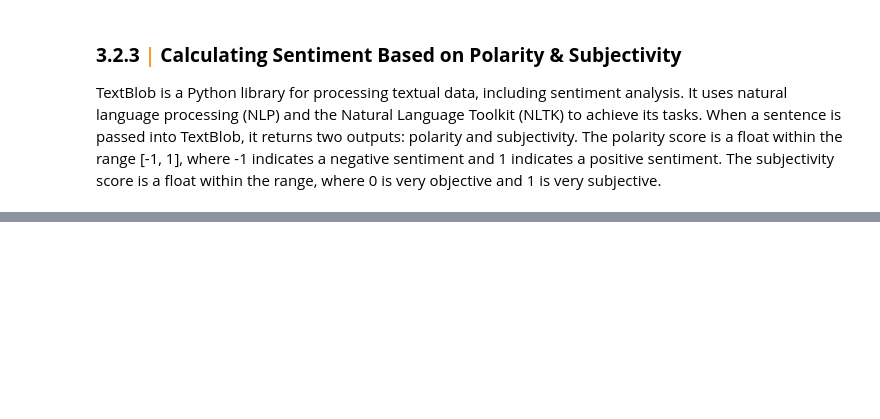
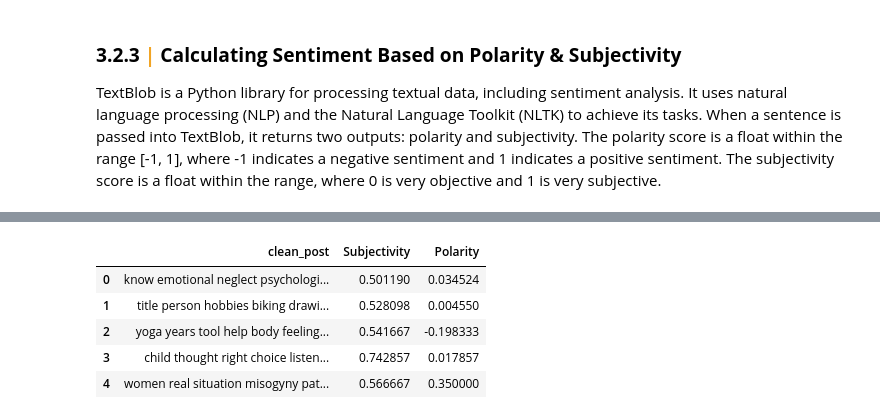
Before and after one commit to alexmuturi/Mental-Health-Chatbot, a Jupyter notebook: notebooks/1. data_pre_processing.ipynb, the cells around one changed output, grey strips where cells are left out. Saved outputs shown, nothing was run; the diff lists cells and outputs as text; code cells hidden in the pictures; blank space fills up the shorter version.

```diff
--- a/notebooks/1. data_pre_processing.ipynb
+++ b/notebooks/1. data_pre_processing.ipynb
@@ -498,6 +527,6 @@ df['clean_tweet'].apply(lambda x: nt.TextExtractor(x).extract_stopwords())
 # %%
 # Remove the stop words
 
-df['clean_tweet'] = df['clean_tweet'].apply(nfx.remove_stopwords)
+df['clean_post'] = df['clean_post'].apply(nfx.remove_stopwords)
 
-df[['tweet', 'clean_tweet']].head()
+df[['reddit_post', 'clean_post']].head()
@@ -567,20 +670,27 @@ TextBlob is a Python library for processing textual data, including sentiment an
 # %%
 from textblob import TextBlob
 
 # Create a function to get the subjectivity
 def getSubjectivity(text):
   return TextBlob(text).sentiment.subjectivity
 
 # Create a function to get the polarity
 def getPolarity(text):
   return TextBlob(text).sentiment.polarity
 
 # Create two new columns 'Subjectivity' & 'Polarity'
-df['Subjectivity'] = df['clean_tweet'].apply(getSubjectivity)
-df['Polarity'] = df['clean_tweet'].apply(getPolarity)
+df['Subjectivity'] = df['clean_post'].apply(getSubjectivity)
+df['Polarity'] = df['clean_post'].apply(getPolarity)
 
 # Show the new dataframe with columns 'Subjectivity' & 'Polarity'
-df[['clean_tweet','Subjectivity','Polarity']].head()
+df[['clean_post','Subjectivity','Polarity']].head()
+# %% [output]
+|  | clean_post | Subjectivity | Polarity |
+| 0 | know emotional neglect psychologi... | 0.501190 | 0.034524 |
+| 1 | title person hobbies biking drawi... | 0.528098 | 0.004550 |
+| 2 | yoga years tool help body feeling... | 0.541667 | -0.198333 |
+| 3 | child thought right choice listen... | 0.742857 | 0.017857 |
+| 4 | women real situation misogyny pat... | 0.566667 | 0.350000 |
 # %%
 # Create a function to compute the negative, positive and nuetral analysis
 def getAnalysis(score):
```
Also changed, not shown: parts of 41 cells of this notebook.
